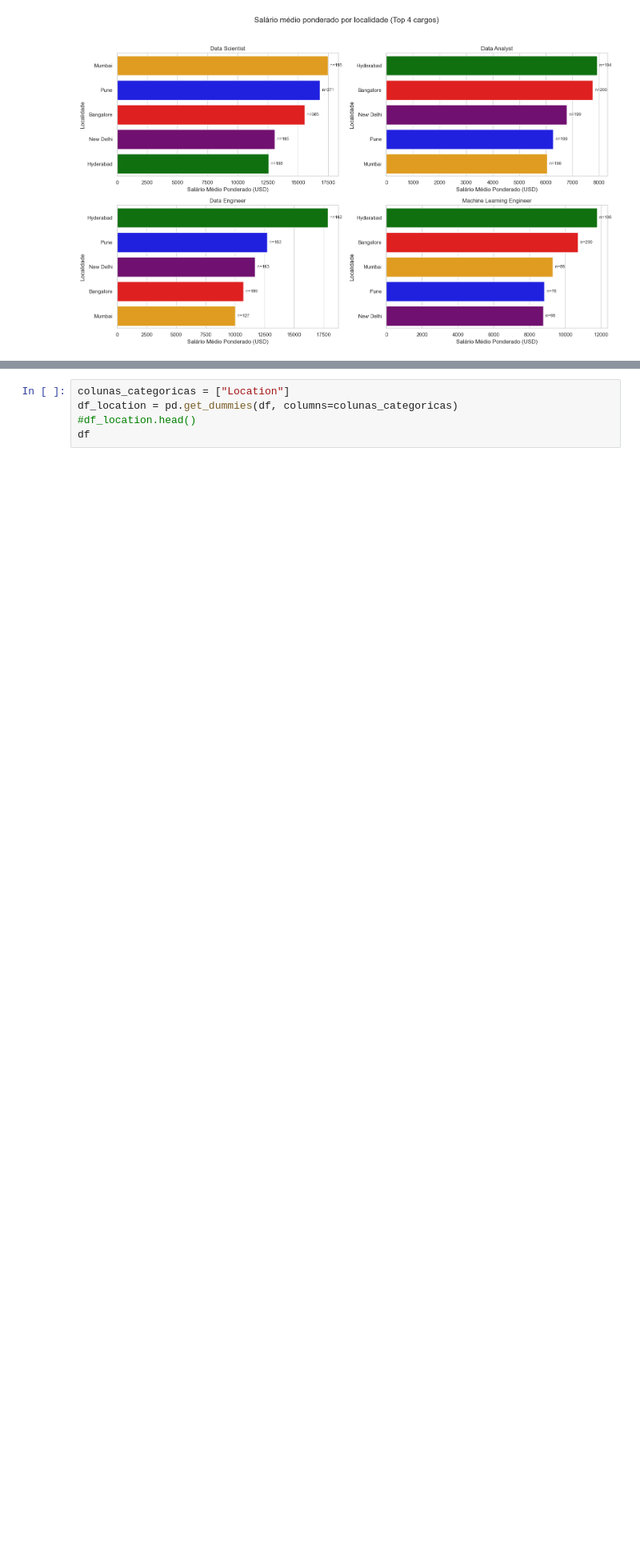
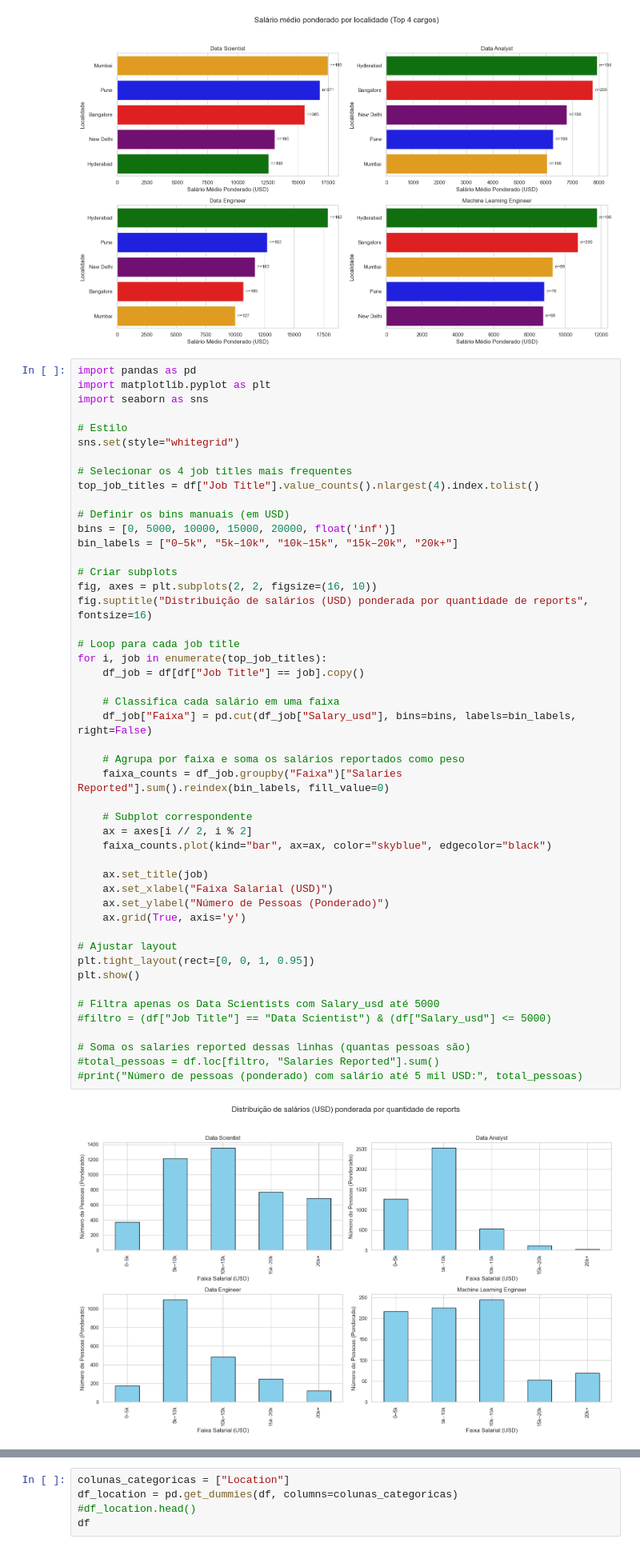
Before and after one commit to lanjos1/Salary-Estimation-Using-Regression-Model, a Jupyter notebook: Salary.ipynb, the cells around one changed output, grey strips where cells are left out. Shown: that part at 80% size. Cells and saved outputs as stored; diff of their text form; blank space fills up the shorter version.

Commit message:
Add Histogram

```diff
--- a/Salary.ipynb
+++ b/Salary.ipynb
@@ -347,3 +347,53 @@ Passing `palette` without assigning `hue` is deprecated and will be removed in v
 
   sns.barplot(
 [figure]
+# %%
+import pandas as pd
+import matplotlib.pyplot as plt
+import seaborn as sns
+
+# Estilo
+sns.set(style="whitegrid")
+
+# Selecionar os 4 job titles mais frequentes
+top_job_titles = df["Job Title"].value_counts().nlargest(4).index.tolist()
+
+# Definir os bins manuais (em USD)
+bins = [0, 5000, 10000, 15000, 20000, float('inf')]
+bin_labels = ["0–5k", "5k–10k", "10k–15k", "15k–20k", "20k+"]
+
+# Criar subplots
+fig, axes = plt.subplots(2, 2, figsize=(16, 10))
+fig.suptitle("Distribuição de salários (USD) ponderada por quantidade de reports", fontsize=16)
+
+# Loop para cada job title
+for i, job in enumerate(top_job_titles):
+    df_job = df[df["Job Title"] == job].copy()
+
+    # Classifica cada salário em uma faixa
+    df_job["Faixa"] = pd.cut(df_job["Salary_usd"], bins=bins, labels=bin_labels, right=False)
+
+    # Agrupa por faixa e soma os salários reportados como peso
+    faixa_counts = df_job.groupby("Faixa")["Salaries Reported"].sum().reindex(bin_labels, fill_value=0)
+
+    # Subplot correspondente
+    ax = axes[i // 2, i % 2]
+    faixa_counts.plot(kind="bar", ax=ax, color="skyblue", edgecolor="black")
+
+    ax.set_title(job)
+    ax.set_xlabel("Faixa Salarial (USD)")
+    ax.set_ylabel("Número de Pessoas (Ponderado)")
+    ax.grid(True, axis='y')
+
+# Ajustar layout
+plt.tight_layout(rect=[0, 0, 1, 0.95])
+plt.show()
+
+# Filtra apenas os Data Scientists com Salary_usd até 5000
+#filtro = (df["Job Title"] == "Data Scientist") & (df["Salary_usd"] <= 5000)
+
+# Soma os salaries reported dessas linhas (quantas pessoas são)
+#total_pessoas = df.loc[filtro, "Salaries Reported"].sum()
+#print("Número de pessoas (ponderado) com salário até 5 mil USD:", total_pessoas)
+# %% [output]
+[figure, added]
```
Also changed, not shown: parts of 1 cell of this notebook.
